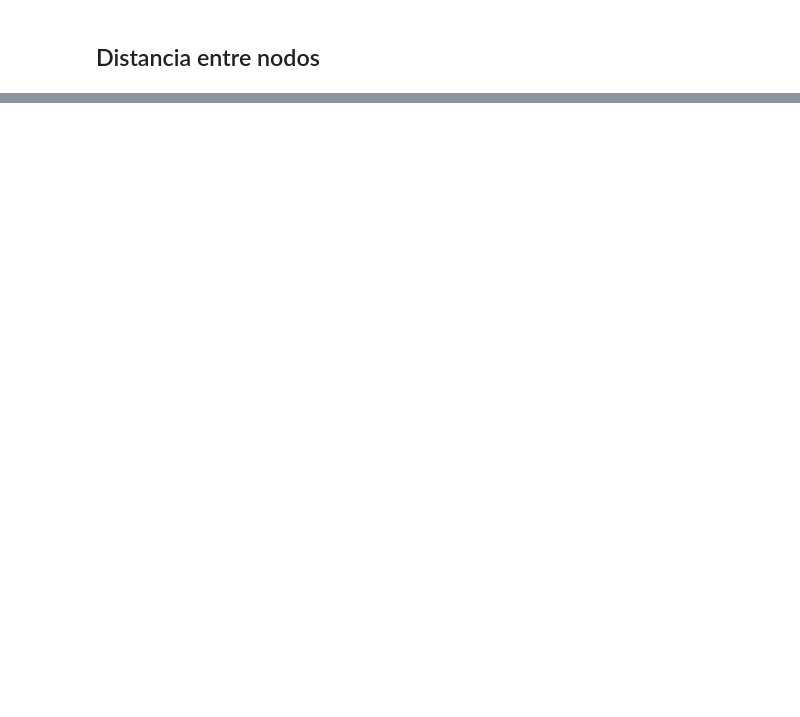
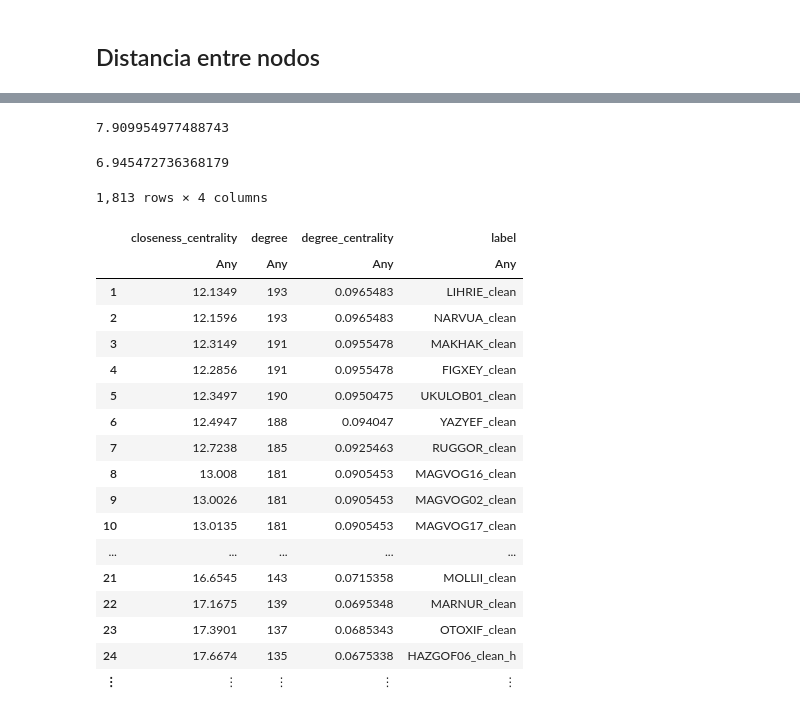
Before and after one commit to egonik-unlp/MOFSocialNet.jl, a Jupyter notebook: proc.ipynb, the cells around one changed output, grey strips where cells are left out. Saved outputs shown, nothing was run; the diff lists cells and outputs as text; code cells hidden in the pictures; blank space fills up the shorter version.

```diff
--- a/proc.ipynb
+++ b/proc.ipynb
@@ -110,9 +138,44 @@ OrderedDict{String, Int64} with 948 entries:
 # %%
 data = Dict(
+	"label" => [],
 	"degree" => [],
-	"degree_centrality" => []
+	"degree_centrality" => [],
+	"closeness_centrality" => []
 )
 for key in keys(degrees)
+	push!(data["label"],key)
 	push!(data["degree"], degrees[key])
 	push!(data["degree_centrality"], degree_centrality[key])
+	push!(data["closeness_centrality"], closeness_centrality[key])
 end
+# %%
+sum(Graphs.degree_centrality(g))
+# %% [output]
+7.909954977488743
+# %%
+sum(df."degree_centrality")
+# %% [output]
+6.945472736368179
+# %%
+df = DataFrame(data)
+sort(df, "degree", rev=true)
+# %% [output]
+1,813 rows × 4 columns
+|  | closeness_centrality | degree | degree_centrality | label |
+|  | Any | Any | Any | Any |
+| 1 | 12.1349 | 193 | 0.0965483 | LIHRIE_clean |
+| 2 | 12.1596 | 193 | 0.0965483 | NARVUA_clean |
+| 3 | 12.3149 | 191 | 0.0955478 | MAKHAK_clean |
+| 4 | 12.2856 | 191 | 0.0955478 | FIGXEY_clean |
+| 5 | 12.3497 | 190 | 0.0950475 | UKULOB01_clean |
+| 6 | 12.4947 | 188 | 0.094047 | YAZYEF_clean |
+| 7 | 12.7238 | 185 | 0.0925463 | RUGGOR_clean |
+| 8 | 13.008 | 181 | 0.0905453 | MAGVOG16_clean |
+| 9 | 13.0026 | 181 | 0.0905453 | MAGVOG02_clean |
+| 10 | 13.0135 | 181 | 0.0905453 | MAGVOG17_clean |
+| ... | ... | ... | ... | ... |
+| 21 | 16.6545 | 143 | 0.0715358 | MOLLII_clean |
+| 22 | 17.1675 | 139 | 0.0695348 | MARNUR_clean |
+| 23 | 17.3901 | 137 | 0.0685343 | OTOXIF_clean |
+| 24 | 17.6674 | 135 | 0.0675338 | HAZGOF06_clean_h |
+| ⋮ | ⋮ | ⋮ | ⋮ | ⋮ |
```
Also changed, not shown: parts of 13 cells of this notebook, 1 other file.
